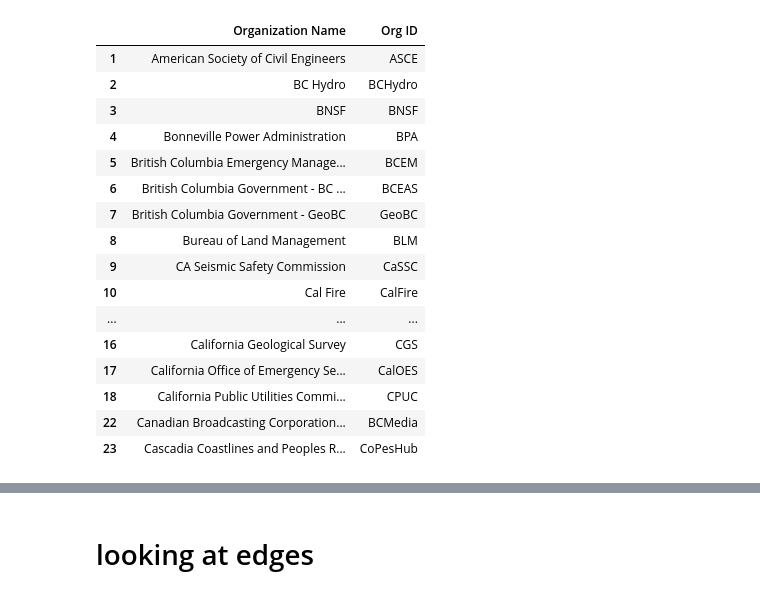
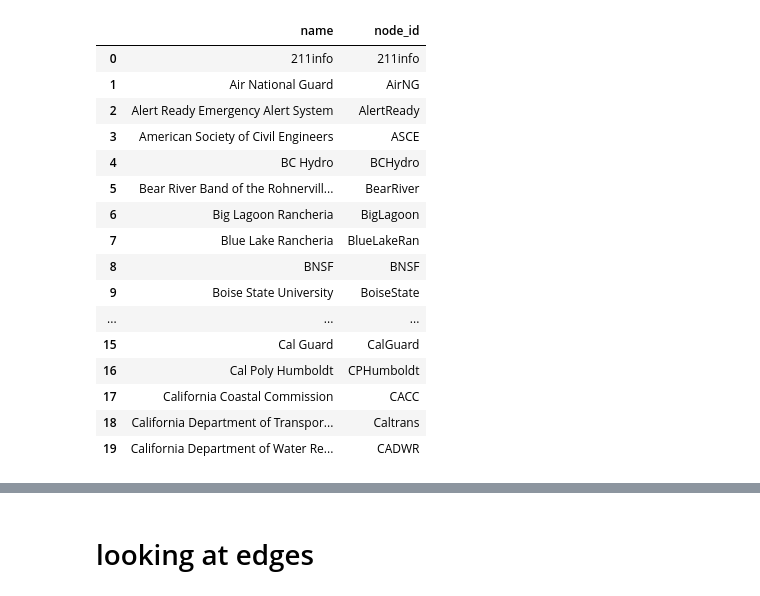
Before and after one commit to cascadiaquakes/pa_connection, a Jupyter notebook: clean_data.ipynb, the cells around one changed output, grey strips where cells are left out. Cells and saved outputs as stored; diff of their text form; code cells hidden in the pictures.

```diff
--- a/clean_data.ipynb
+++ b/clean_data.ipynb
@@ -9,8 +9,9 @@ import pandas as pd
 pd.set_option("display.max_rows", 200)
 pd.set_option("display.max_colwidth", 200)
 
-DATA_DIR = Path("public/data")          # adjust to your layout
-INFILE = DATA_DIR / "datav2.xlsx"   # <-- change to your actual filename
+DATA_DIR = Path("raw_data/")          # adjust to your layout
+INFILE_NODES = DATA_DIR / "new_nodes.xlsx"
+INFILE_EDGES = DATA_DIR / "old_edges.xlsx"
 OUT_DIR = Path("out")
 OUT_DIR.mkdir(parents=True, exist_ok=True)
 # %%
@@ -82,6 +63,13 @@ Shape after dropping missing Org ID: (133, 13)
 # %%
-dup_orgid = df[df.duplicated("Org ID", keep=False)]
+df["node_id"] = (
+    df["node_id"]
+    .astype("string")
+    .str.strip()
+    .str.replace(r"\s+", "", regex=True)
+)
 
-print("Number of rows with duplicated Org ID:", len(dup_orgid))
-display(dup_orgid.sort_values("Org ID"))
+dup_node_id = df[df.duplicated("node_id", keep=False)].sort_values("node_id")
+
+print("Number of rows with duplicated node_id:", len(dup_node_id))
+display(dup_node_id)
 # %% [output]
@@ -90,29 +78,53 @@ Number of rows with duplicated Org ID: 0
 # %%
-# remove all whitespace inside Org ID
-df["Org ID"] = (
-    df["Org ID"]
-    .astype(str)
-    .str.strip()
-    .str.replace(r"\s+", "", regex=True)
-)
+MISSING_TOKENS = {"", "nan", "none", "n/a", "na", "null", "???"}
 
-display(df[["Organization Name", "Org ID"]].head(20))
+def normalize_text(value):
+    if pd.isna(value):
+        return ""
+    s = str(value).strip()
+    s = re.sub(r"\s+", " ", s)
+    return "" if s.lower() in MISSING_TOKENS else s
+
+def pretty_label(token):
+    token = normalize_text(token)
+    if not token:
+        return "Unknown"
+    if "_" in token:
+        return token.replace("_", " ").title()
+    if token.islower():
+        return token.title()
+    return token
+
+def split_categories(value):
+    s = normalize_text(value)
+    if not s:
+        return ["Unknown"]
+
+    parts = re.split(r"\s*[,;/|]\s*", s)
+    out = []
+    for part in parts:
+        label = pretty_label(part)
+        if label not in out:
+            out.append(label)
+    return out or ["Unknown"]
+
+display(df[["name", "node_id"]].head(20))
 # %% [output]
-|  | Organization Name | Org ID |
-| 1 | American Society of Civil Engineers | ASCE |
-| 2 | BC Hydro | BCHydro |
-| 3 | BNSF | BNSF |
-| 4 | Bonneville Power Administration | BPA |
-| 5 | British Columbia Emergency Manage... | BCEM |
-| 6 | British Columbia Government - BC ... | BCEAS |
-| 7 | British Columbia Government - GeoBC | GeoBC |
-| 8 | Bureau of Land Management | BLM |
-| 9 | CA Seismic Safety Commission | CaSSC |
-| 10 | Cal Fire | CalFire |
+|  | name | node_id |
+| 0 | 211info | 211info |
+| 1 | Air National Guard | AirNG |
+| 2 | Alert Ready Emergency Alert System | AlertReady |
+| 3 | American Society of Civil Engineers | ASCE |
+| 4 | BC Hydro | BCHydro |
+| 5 | Bear River Band of the Rohnervill... | BearRiver |
+| 6 | Big Lagoon Rancheria | BigLagoon |
+| 7 | Blue Lake Rancheria | BlueLakeRan |
+| 8 | BNSF | BNSF |
+| 9 | Boise State University | BoiseState |
 | ... | ... | ... |
-| 16 | California Geological Survey | CGS |
-| 17 | California Office of Emergency Se... | CalOES |
-| 18 | California Public Utilities Commi... | CPUC |
-| 22 | Canadian Broadcasting Corporation... | BCMedia |
-| 23 | Cascadia Coastlines and Peoples R... | CoPesHub |
+| 15 | Cal Guard | CalGuard |
+| 16 | Cal Poly Humboldt | CPHumboldt |
+| 17 | California Coastal Commission | CACC |
+| 18 | California Department of Transpor... | Caltrans |
+| 19 | California Department of Water Re... | CADWR |
 # %% [markdown]
```
Also changed, not shown: parts of 21 cells of this notebook, 13 other files.
